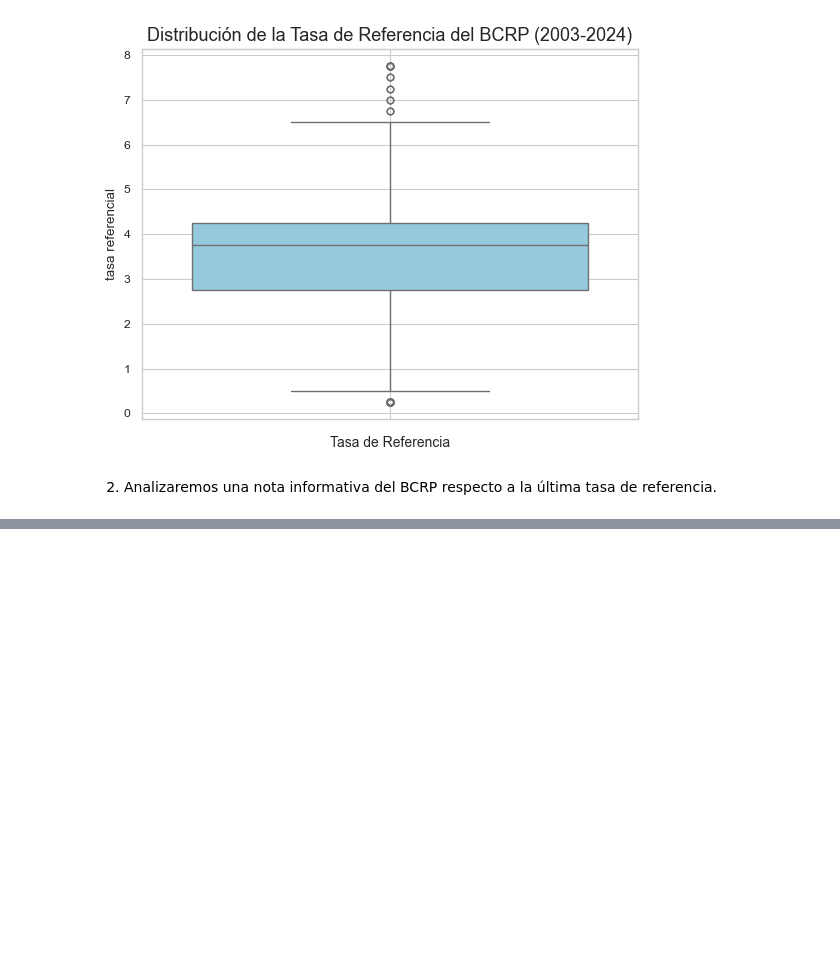
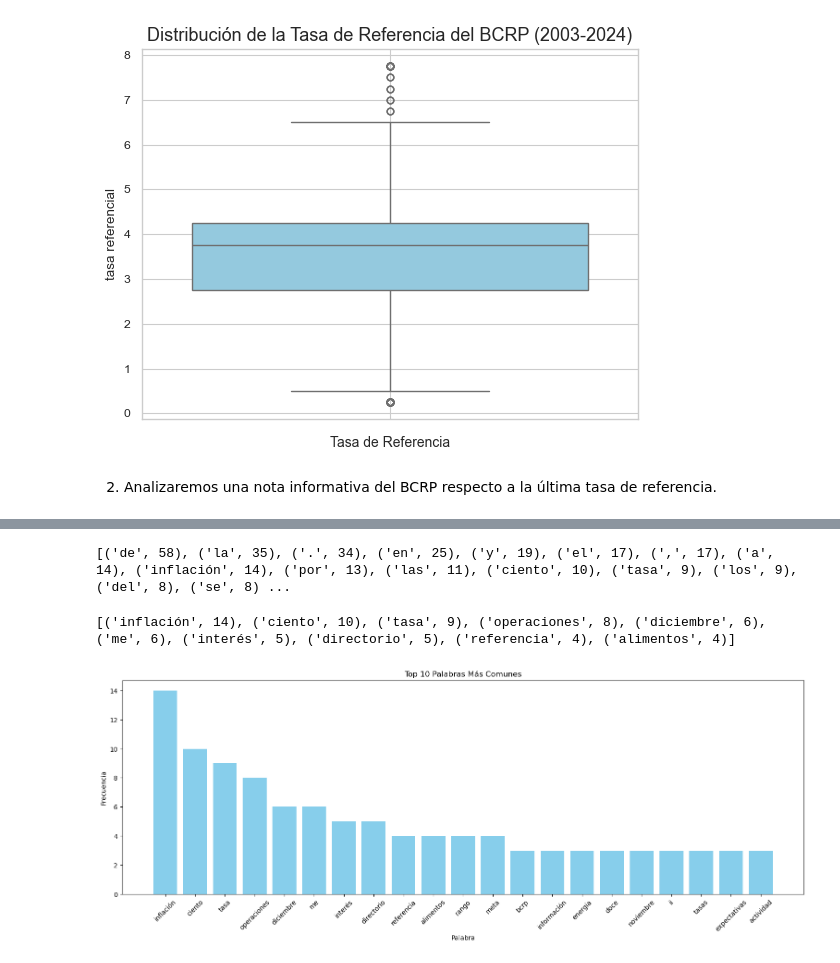
Before and after one commit to qlab-intro-python/proyecto-final-pf-arce-y-mundaca, a Jupyter notebook: proyecto_final.ipynb, the cells around one changed output, grey strips where cells are left out. Drawn from its saved outputs; the diff is of its cells as text; code cells hidden in the pictures; blank space fills up the shorter version.

```diff
--- a/proyecto_final.ipynb
+++ b/proyecto_final.ipynb
@@ -251,0 +304,46 @@ plt.show()
+# %%
+from nltk.tokenize import word_tokenize, sent_tokenize, regexp_tokenize, TweetTokenizer
+from collections import Counter
+from nltk.stem import WordNetLemmatizer
+len(pdf_text)
+tokens = word_tokenize(pdf_text)
+lower_tokens = [t.lower() for t in tokens]
+lower_tokens
+bowl_simple = Counter(lower_tokens)
+print(bowl_simple.most_common(20))
+stopwords = nltk.corpus.stopwords.words('spanish')
+# %% [output]
+[('de', 58), ('la', 35), ('.', 34), ('en', 25), ('y', 19), ('el', 17), (',', 17), ('a', 14), ('inflación', 14), ('por', 13), ('las', 11), ('ciento', 10), ('tasa', 9), ('los', 9), ('del', 8), ('se', 8) ...
+# %%
+# Retain alphabetic words: alpha_only
+alpha_only = [t for t in lower_tokens if t.isalpha()]
+
+# Remove all stop words: no_stops
+no_stops = [t for t in alpha_only if t not in stopwords]
+
+# Instantiate the WordNetLemmatizer
+wordnet_lemmatizer = WordNetLemmatizer()
+
+# Lemmatize all tokens into a new list: lemmatized
+lemmatized = [wordnet_lemmatizer.lemmatize(t) for t in no_stops]
+
+# Create the bag-of-words: bow
+bow = Counter(lemmatized)
+# %%
+# Print the 10 most common tokens
+print(bow.most_common(10))
+import matplotlib.pyplot as plt
+# Graficar las 10 palabras más comunes
+top_words = bow.most_common(21)
+words, frequencies = zip(*top_words)
+
+plt.figure(figsize=(19, 6))
+plt.bar(words, frequencies, color='skyblue')
+plt.title('Top 10 Palabras Más Comunes')
+plt.xlabel('Palabra')
+plt.ylabel('Frecuencia')
+plt.xticks(rotation=45)
+plt.show()
+# %% [output]
+[('inflación', 14), ('ciento', 10), ('tasa', 9), ('operaciones', 8), ('diciembre', 6), ('me', 6), ('interés', 5), ('directorio', 5), ('referencia', 4), ('alimentos', 4)]
+[figure, added]
```
Also changed, not shown: parts of 3 cells of this notebook.
